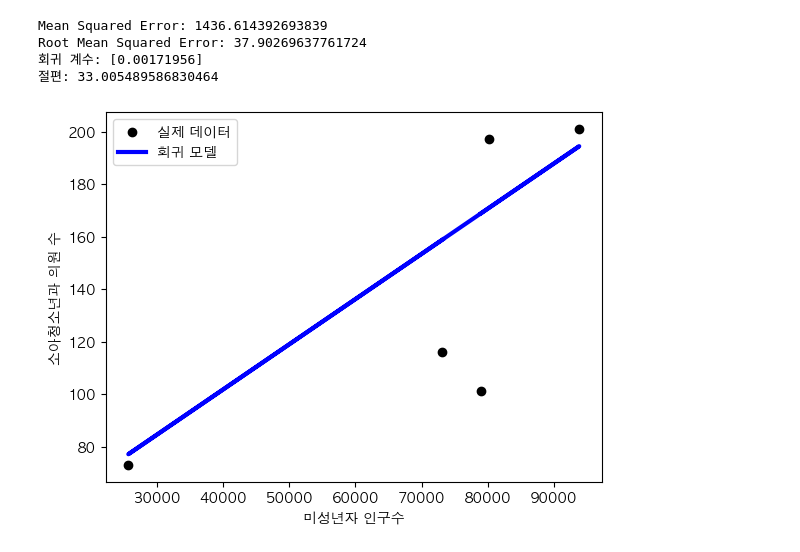
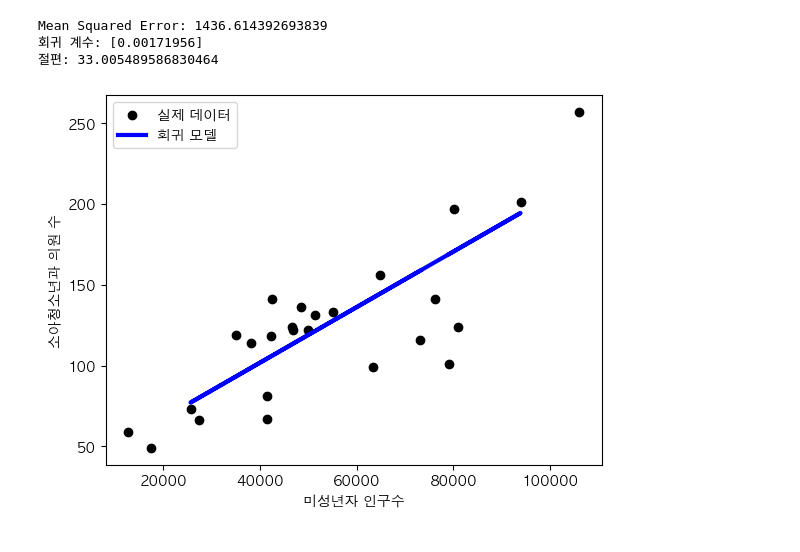
Before and after one commit to 2023SDA/medical-facility-location, a Jupyter notebook: map.ipynb, the cells around one changed output. Saved outputs shown, nothing was run; the diff lists cells and outputs as text; code cells hidden in the pictures.

Commit message:
feat: regression, 지도 시각화

```diff
--- a/map.ipynb
+++ b/map.ipynb
@@ -69,47 +34,38 @@ fig.show()
+# %%
+import matplotlib as mpl
+mpl.rcParams['font.family'] = 'AppleGothic'
+plt.rcParams['axes.unicode_minus'] = False
 # %%
-import pandas as pd
-import numpy as np
-import matplotlib.pyplot as plt
-from sklearn.model_selection import train_test_split
-from sklearn.linear_model import LinearRegression
-from sklearn.metrics import mean_squared_error
-plt.rcParams['font.sans-serif']=['AppleGothic']
-plt.rcParams['axes.unicode_minus'] = False
-
-
 X = df[['미성년자인구수']]
 y = df['소아청소년과 의원 수']
 
 # 데이터를 훈련 세트와 테스트 세트로 나눔
 X_train, X_test, y_train, y_test = train_test_split(X, y, test_size=0.2, random_state=42)
 
 # 선형 회귀 모델 생성 및 훈련
 model = LinearRegression()
 model.fit(X_train, y_train)
 
 # 테스트 세트에 대한 예측
 y_pred = model.predict(X_test)
 
 # 모델 평가
 mse = mean_squared_error(y_test, y_pred)
-rmse = np.sqrt(mse)  # Calculate RMSE
 print(f'Mean Squared Error: {mse}')
-print(f'Root Mean Squared Error: {rmse}')
 
 # 학습된 모델의 회귀 계수와 절편 확인
 print('회귀 계수:', model.coef_)
 print('절편:', model.intercept_)
 
 # 시각화
-plt.scatter(X_test, y_test, color='black', label='실제 데이터')
+plt.scatter(X, y, color='black', label='실제 데이터')
 plt.plot(X_test, y_pred, color='blue', linewidth=3, label='회귀 모델')
 plt.xlabel('미성년자 인구수')
 plt.ylabel('소아청소년과 의원 수')
 plt.legend()
 plt.show()
 # %% [output]
 Mean Squared Error: 1436.614392693839
-Root Mean Squared Error: 37.90269637761724
 회귀 계수: [0.00171956]
 절편: 33.005489586830464
-[figure, old version]
+[figure, new version]
```
Also changed, not shown: parts of 28 cells of this notebook.
